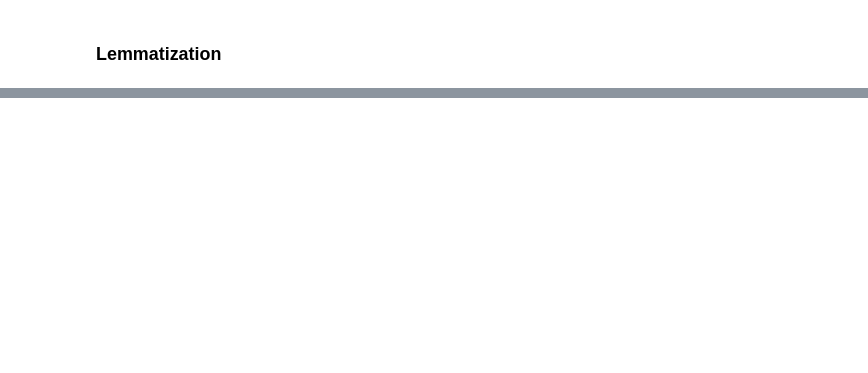
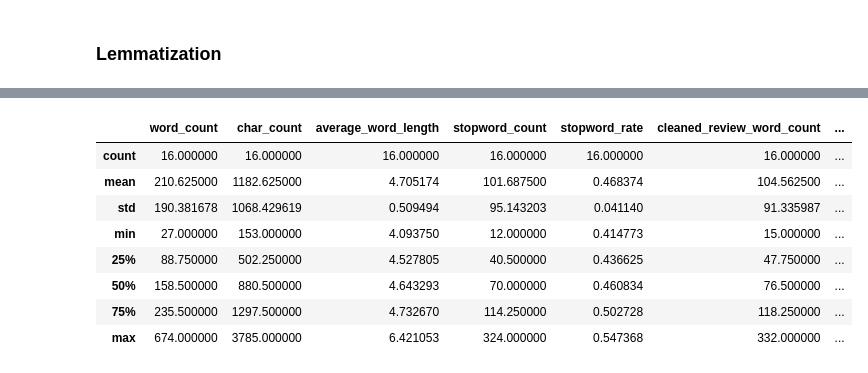
Before and after one commit to anishhgoel/business_sentiment_analysis, a Jupyter notebook: business_reviews.ipynb, the cells around one changed output, grey strips where cells are left out. Cells and saved outputs as stored; diff of their text form; code cells hidden in the pictures; blank space fills up the shorter version.

```diff
--- a/business_reviews.ipynb
+++ b/business_reviews.ipynb
@@ -237,6 +237,8 @@ df.head()
 from textblob import Word
 # %%
 df['lemmatized'] = df['cleanreview'].apply(lambda x: " ".join(Word(word).lemmatize() for word in x.split()))
+# %%
+df['lemmatized_word_count'] = df['lemmatized'].apply(lambda x : len(x.split()))
 # %%
 df.head()
 # %% [output]
@@ -248,0 +275,4 @@ df.head()
+# %%
+df['polarity'] = df['lemmatized'].apply(lambda x : TextBlob(x).sentiment[0])
+# %%
+df['subjectivity'] = df['lemmatized'].apply(lambda x : TextBlob(x).sentiment[1])
@@ -248,0 +288,12 @@ df.head()
+# %%
+df.describe()
+# %% [output]
+|  | word_count | char_count | average_word_length | stopword_count | stopword_rate | cleaned_review_word_count | ... |
+| count | 16.000000 | 16.000000 | 16.000000 | 16.000000 | 16.000000 | 16.000000 | ... |
+| mean | 210.625000 | 1182.625000 | 4.705174 | 101.687500 | 0.468374 | 104.562500 | ... |
+| std | 190.381678 | 1068.429619 | 0.509494 | 95.143203 | 0.041140 | 91.335987 | ... |
+| min | 27.000000 | 153.000000 | 4.093750 | 12.000000 | 0.414773 | 15.000000 | ... |
+| 25% | 88.750000 | 502.250000 | 4.527805 | 40.500000 | 0.436625 | 47.750000 | ... |
+| 50% | 158.500000 | 880.500000 | 4.643293 | 70.000000 | 0.460834 | 76.500000 | ... |
+| 75% | 235.500000 | 1297.500000 | 4.732670 | 114.250000 | 0.502728 | 118.250000 | ... |
+| max | 674.000000 | 3785.000000 | 6.421053 | 324.000000 | 0.547368 | 332.000000 | ... |
```
Also changed, not shown: parts of 6 cells of this notebook.
